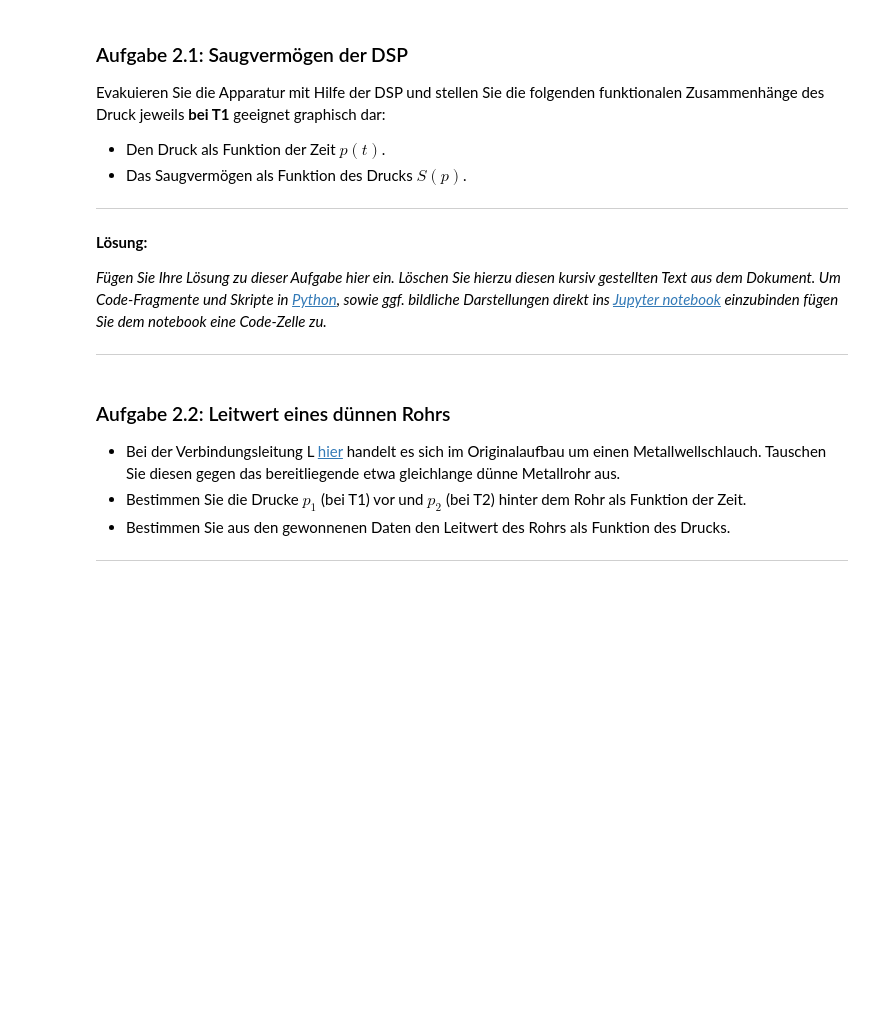
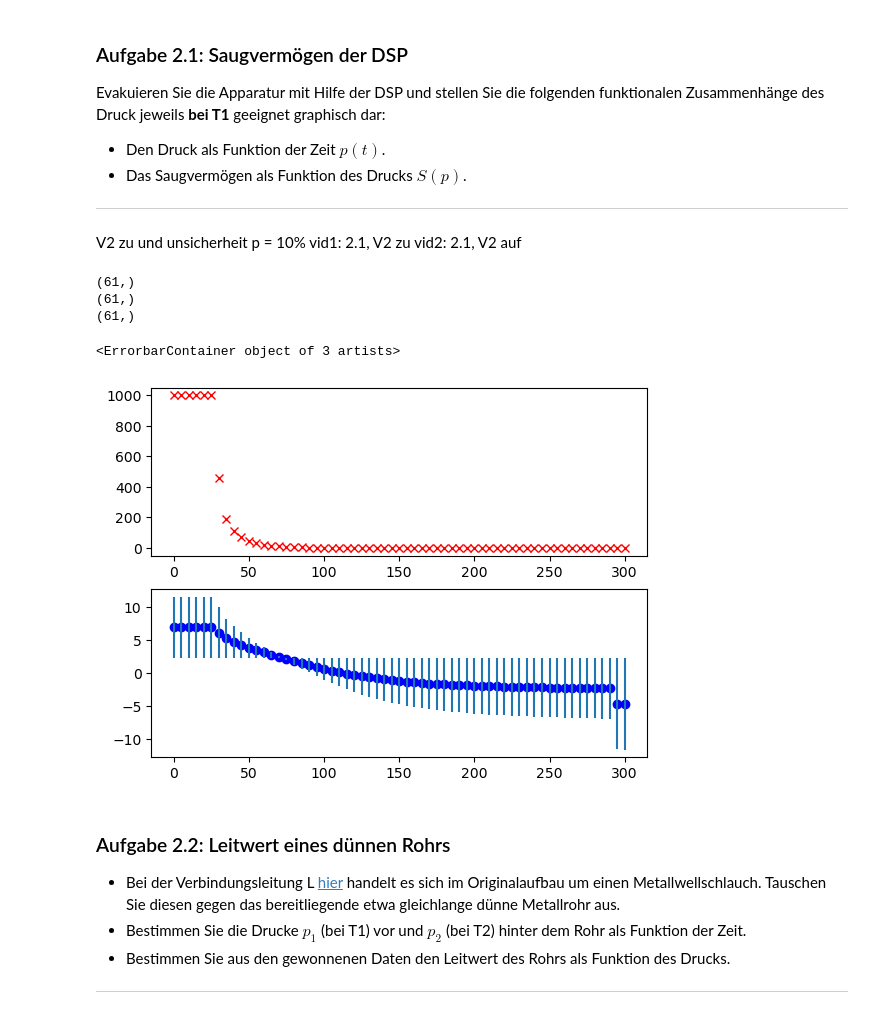
Before and after one commit to MRNock04/P2, a Jupyter notebook: Vakuum/Vakuum.ipynb, the cells around one changed output. Drawn from its saved outputs; the diff is of its cells as text; code cells hidden in the pictures; blank space fills up the shorter version.

Commit message:
2.1, 2.2 Druckwerte eingelesen

```diff
--- a/Vakuum/Vakuum.ipynb
+++ b/Vakuum/Vakuum.ipynb
@@ -129,12 +151,43 @@ Evakuieren Sie die Apparatur mit Hilfe der DSP und stellen Sie die folgenden fun
  - Das Saugvermögen als Funktion des Drucks $S(p)$.
 
 ---
-# %% [markdown]
-**Lösung:**
-
-*Fügen Sie Ihre Lösung zu dieser Aufgabe hier ein. Löschen Sie hierzu diesen kursiv gestellten Text aus dem Dokument. Um Code-Fragmente und Skripte in [Python](https://www.python.org/), sowie ggf. bildliche Darstellungen direkt ins [Jupyter notebook](https://jupyter.org/) einzubinden fügen Sie dem notebook eine Code-Zelle zu.*
-
----
+# %% [markdown]
+V2 zu und unsicherheit p = 10%
+vid1: 2.1, V2 zu
+vid2: 2.1, V2 auf
+# %%
+druck_2_1_zu = np.array([1000, 1000, 1.71, 0.266, 0.189, 0.157, 0.139, 0.126, 0.117, 0.108, 0.101, 0.0951,
+                         0.00902, 0.00863, 0.00828, 0.00796, 0.00770, 0.00744, 0.00716, 0.00692, 0.00669, 0.00646, 0.00629, 0.00614,
+                         0.00597, 0.00584, 0.00571, 0.00558, 0.00546, 0.00538, 0.00526, 0.00516, 0.00511, 0.00502, 0.00495, 0.00488,
+                         0.00482, 0.00473, 0.00465, 0.00457, 0.00450, 0.00445, 0.00434, 0.00428, 0.00422, 0.00416, 0.00410, 0.00404,
+                         0.00398, 0.00395, 0.00391, 0.00387, 0.00382, 0.00376, 0.00373, 0.00369, 0.00367, 0.00362, 0.00357, 0.00355,
+                         0.00352])
+druck_2_1_auf = np.array([1000, 1000, 1000, 1000, 1000, 1000, 460, 193, 113, 69.9, 45.8, 31.3,
+                          22.5, 15.9, 11.4, 8.33, 5.98, 4.44, 3.31, 2.48, 1.89, 1.48, 1.18, 0.934,
+                          0.763, 0.624, 0.526, 0.450, 0.385, 0.338, 0.301, 0.269, 0.242, 0.222, 0.207, 0.194,
+                          0.181, 0.171, 0.162, 0.154, 0.148, 0.142, 0.137, 0.133, 0.129, 0.126, 0.123, 0.121,
+                          0.118, 0.116, 0.113, 0.111, 0.109, 0.107, 0.106, 0.104, 0.103, 0.101, 0.100, 0.00991,
+                          0.00974])
+zeit_2_1  = np.linspace(0, 60, 61) * 5
+
+druck_2_1_std = 0.1 # 10%
+zeit_2_1_std = .1 #seconds
+V_rez= .0
+print(zeit_2_1.shape)
+print(druck_2_1_zu.shape)
+print(druck_2_1_auf.shape)
+# %% [output]
+(61,)
+(61,)
+(61,)
+# %%
+fig, ax = plt.subplots(2)
+ax[0].plot(zeit_2_1, druck_2_1_auf, "rx")
+ax[1].plot(zeit_2_1, np.log(druck_2_1_auf), "bo")
+ax[1].errorbar(zeit_2_1, np.log(druck_2_1_auf), yerr=(druck_2_1_auf*druck_2_1_std), fmt="none")
+# %% [output]
+<ErrorbarContainer object of 3 artists>
+[figure, added]
 # %% [markdown]
 ### Aufgabe 2.2: Leitwert eines dünnen Rohrs
 
```
Also changed, not shown: parts of 15 cells of this notebook, 1 other file.
